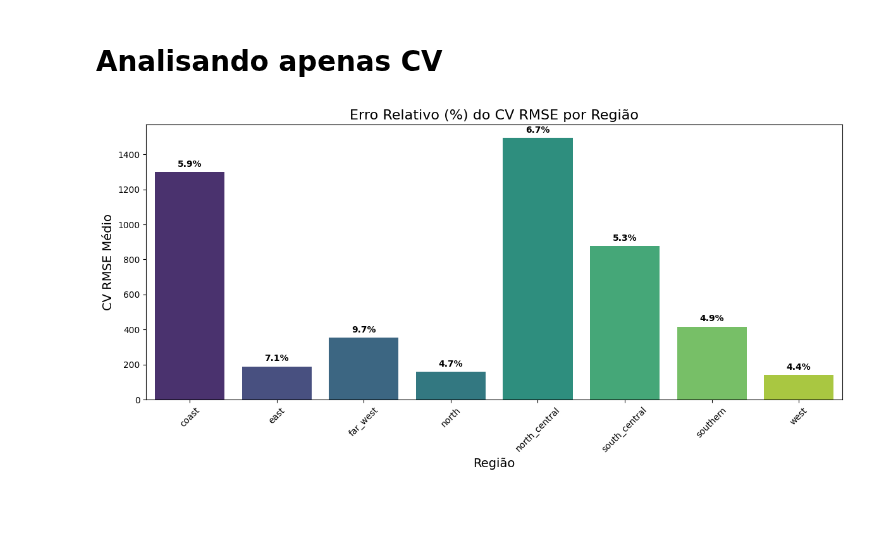
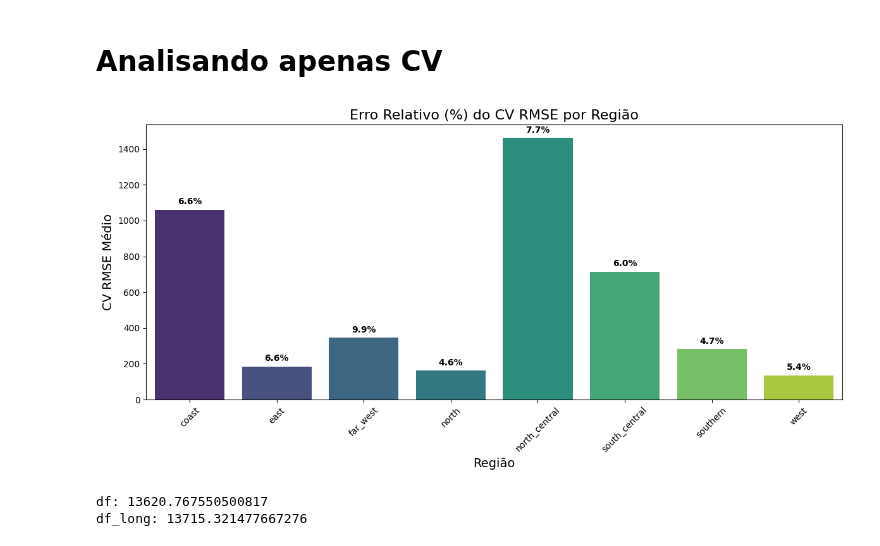
Before and after one commit to jrodrigotico/serena-tcc, a Jupyter notebook: debug_modelo.ipynb, the cells around one changed output. Saved outputs shown, nothing was run; the diff lists cells and outputs as text; code cells hidden in the pictures; blank space fills up the shorter version.

```diff
--- a/debug_modelo.ipynb
+++ b/debug_modelo.ipynb
@@ -551,32 +538,41 @@ tabela1
 # %%
 def plot_erro_relativo_por_regiao(df, titulo="Erro Relativo (%) do CV RMSE por Região"):
     # Agrupar os dados por região
     df_grouped = df.groupby("regiao").agg({
         'CV RMSE Médio': 'mean',
         'CV RMSE DP': 'mean'
     }).reset_index()
 
     # Calcular erro relativo (%) para cada região
     df_grouped["Erro Relativo (%)"] = (df_grouped["CV RMSE DP"] / df_grouped["CV RMSE Médio"]) * 100
 
     # Plot
     plt.figure(figsize=(12, 6))
     ax = sns.barplot(data=df_grouped, x="regiao", y="CV RMSE Médio", palette="viridis", ci=None)
 
     # Adicionar texto com erro relativo (%) acima de cada barra
     for i, row in df_grouped.iterrows():
         ax.text(i, row["CV RMSE Médio"] + 30, f'{row["Erro Relativo (%)"]:.1f}%',
                 color='black', ha="center", weight="bold")
 
     # Finalizar gráfico
     plt.title(titulo, fontsize=16)
     plt.xlabel("Região", fontsize=14)
     plt.ylabel("CV RMSE Médio", fontsize=14)
     plt.xticks(rotation=45)
     plt.tight_layout()
     plt.show()
 
 
-plot_erro_relativo_por_regiao(tabela2, titulo="Erro Relativo (%) do CV RMSE por Região")
+plot_erro_relativo_por_regiao(tabela1, titulo="Erro Relativo (%) do CV RMSE por Região")
 # %% [output]
-[figure, old version]
+[figure, new version]
+# %%
+df_pond_long[df_pond_long['regiao']=='coast']['carga'].mean()
+
+
+print(f"df: {df['coast_carga'].mean()}")
+print(f"df_long: {df_pond_long[df_pond_long['regiao']=='coast']['carga'].mean()}")
+# %% [output]
+df: 13620.767550500817
+df_long: 13715.321477667276
```
Also changed, not shown: parts of 2 cells of this notebook.
